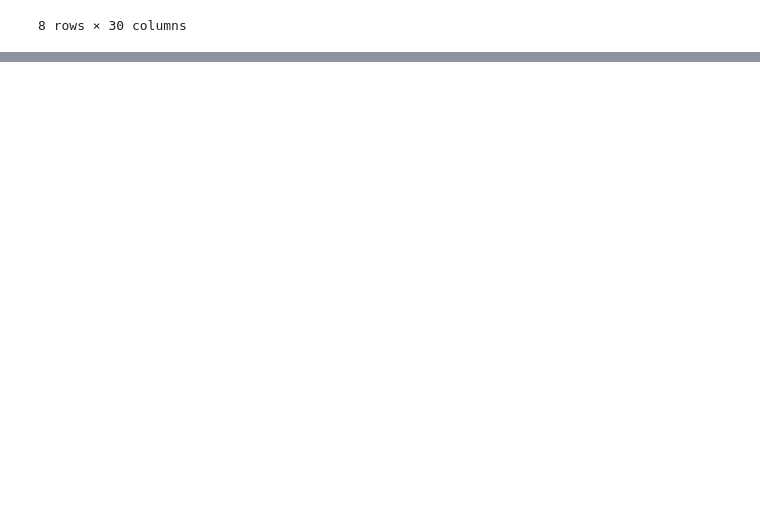
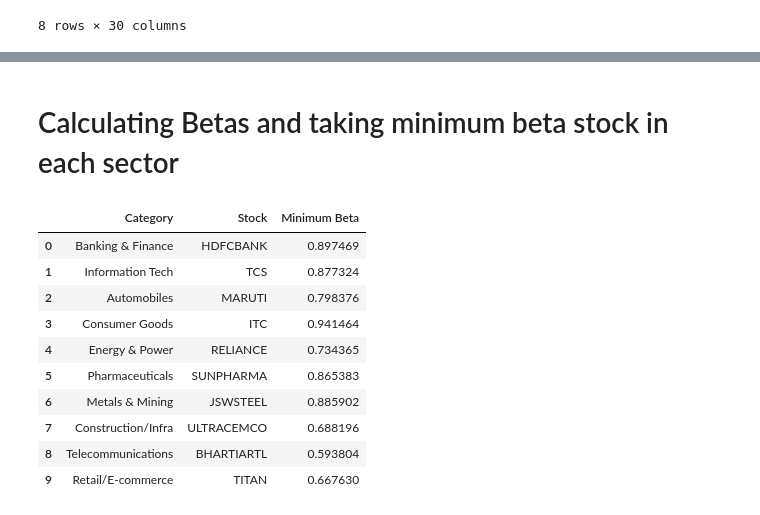
Before and after one commit to Siddhesh1kamble/DA6701-Assignments, a Jupyter notebook: Assignment_1/assignment1.ipynb, the cells around one changed output, grey strips where cells are left out. Saved outputs shown, nothing was run; the diff lists cells and outputs as text; code cells hidden in the pictures; blank space fills up the shorter version.

```diff
--- a/Assignment_1/assignment1.ipynb
+++ b/Assignment_1/assignment1.ipynb
@@ -37,0 +54,2 @@ df_sectors = df_sectors.set_index('Asset')
+# %% [markdown]
+# Calculating Betas and taking minimum beta stock in each sector
@@ -37,0 +92,15 @@ df_sectors = df_sectors.set_index('Asset')
+# %%
+min_beta_df = pd.DataFrame(results)
+min_beta_df
+# %% [output]
+|  | Category | Stock | Minimum Beta |
+| 0 | Banking & Finance | HDFCBANK | 0.897469 |
+| 1 | Information Tech | TCS | 0.877324 |
+| 2 | Automobiles | MARUTI | 0.798376 |
+| 3 | Consumer Goods | ITC | 0.941464 |
+| 4 | Energy & Power | RELIANCE | 0.734365 |
+| 5 | Pharmaceuticals | SUNPHARMA | 0.865383 |
+| 6 | Metals & Mining | JSWSTEEL | 0.885902 |
+| 7 | Construction/Infra | ULTRACEMCO | 0.688196 |
+| 8 | Telecommunications | BHARTIARTL | 0.593804 |
+| 9 | Retail/E-commerce | TITAN | 0.667630 |
```
Also changed, not shown: parts of 8 cells of this notebook.
